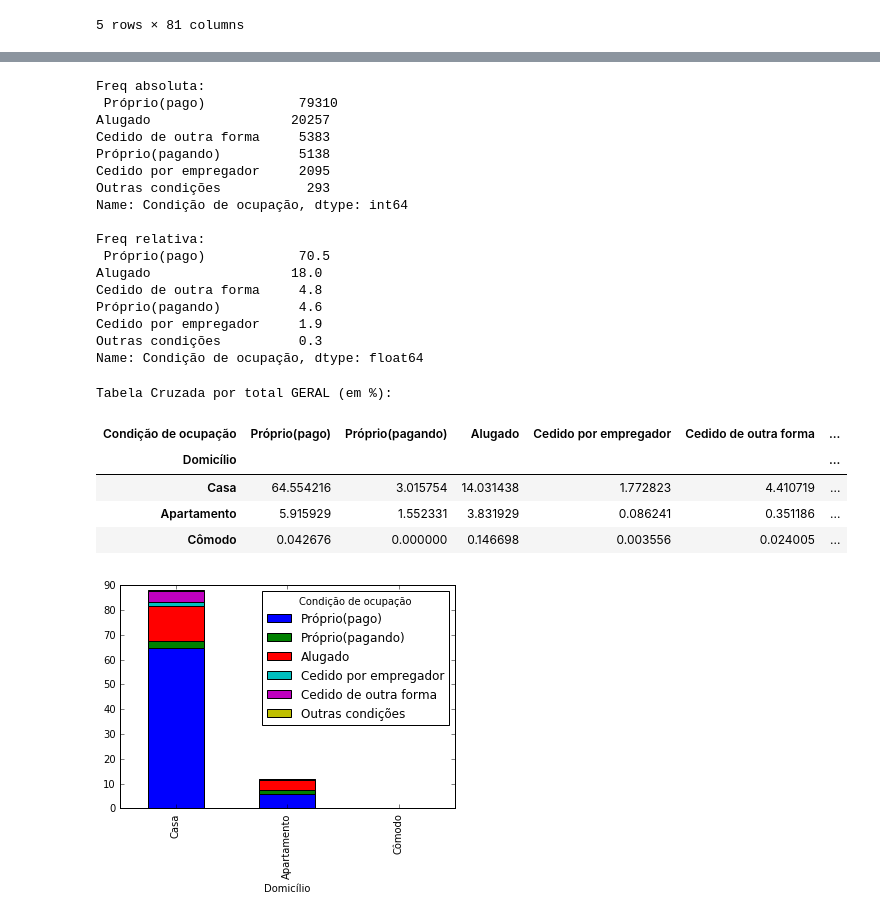
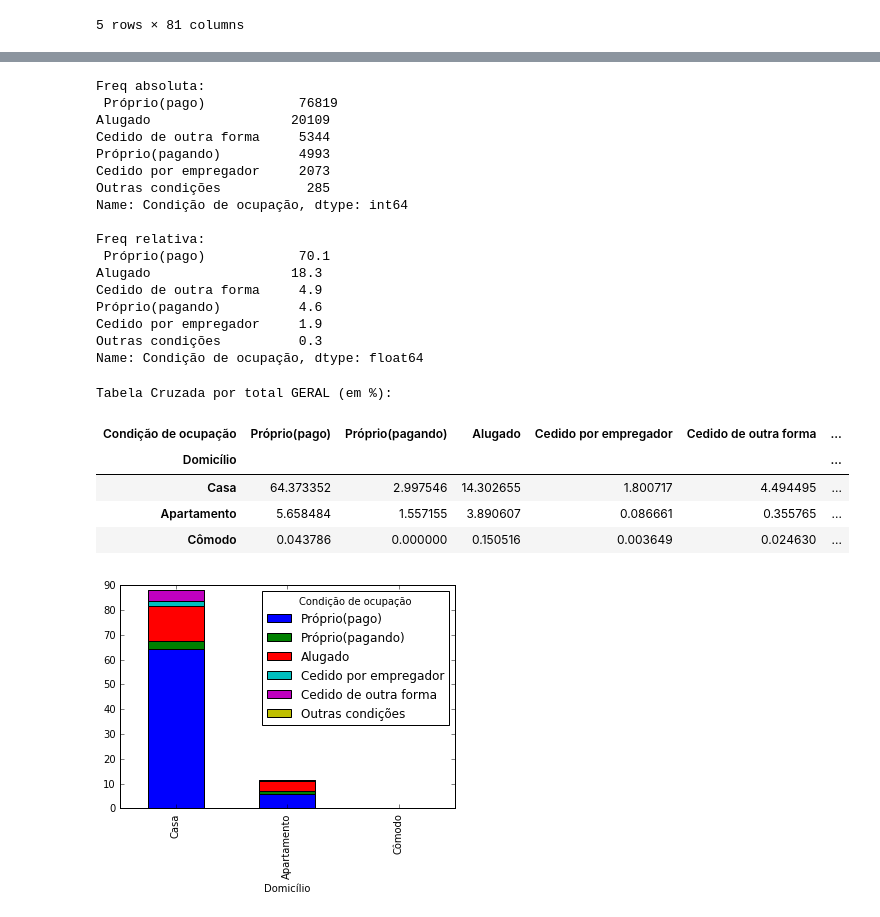
Before and after one commit to brunodratcu/CD1S17, a Jupyter notebook: Projeto1/Projeto1 Layout.ipynb, the cells around one changed output, grey strips where cells are left out. Drawn from its saved outputs; the diff is of its cells as text; code cells hidden in the pictures.

```diff
--- a/Projeto1/Projeto1 Layout.ipynb
+++ b/Projeto1/Projeto1 Layout.ipynb
@@ -129,13 +129,11 @@ dados["Rendimento mensal"] = dados["Rendimento mensal"][dados2015.V4621<=1000000
 
 #Filtrando regiões
 dados["Regiões"] = 'Regiões'
-dados.loc[(dados['Regiões']>=11) & (dados['Regiões']<=17), 'Regiões'] = 'Norte'
-dados.loc[(dados['Regiões']>=21) & (dados['Regiões']<=29), 'Regiões'] = 'Nordeste'
-dados.loc[(dados['Regiões']>=31) & (dados['Regiões']<=35), 'Regiões'] = 'Sudeste'
-dados.loc[(dados['Regiões']>=41) & (dados['Regiões']<=43), 'Regiões'] = 'Sul'
-dados.loc[(dados['Regiões']>=50) & (dados['Regiões']<=53), 'Regiões'] = 'Centro_Oeste'
+dados.loc[(dados2015['UF']>=11) & (dados2015['UF']<=17), 'Regiões'] = 'Norte'
+dados.loc[(dados2015['UF']>=21) & (dados2015['UF']<=29), 'Regiões'] = 'Nordeste'
+dados.loc[(dados2015['UF']>=31) & (dados2015['UF']<=35), 'Regiões'] = 'Sudeste'
+dados.loc[(dados2015['UF']>=41) & (dados2015['UF']<=43), 'Regiões'] = 'Sul'
+dados.loc[(dados2015['UF']>=50) & (dados2015['UF']<=53), 'Regiões'] = 'Centro_Oeste'
 
-dados['Quantidade de Cômodos'] = 'comodos'
-dados.loc[(dados["Quantidade de Cômodos"]<=10), 'comodos'] = "quant_comodos"
+dados['Quantidade de Cômodos'] = 'Cômodos'
+dados.loc[(dados2015["V0205"]<=10), 'Cômodos'] = "quant_comodos"
-# %%
-dados[dados['Quantidade de Cômodos']<=10] = 'x'
@@ -197,36 +183,36 @@ ocupacao_relativo = (dados["Condição de ocupação"].value_counts(True)*100).r
 print("Freq relativa:\n", ocupacao_relativo)
 # %% [output]
 Freq absoluta:
- Próprio(pago)            79310
-Alugado                  20257
-Cedido de outra forma     5383
-Próprio(pagando)          5138
-Cedido por empregador     2095
-Outras condições           293
+ Próprio(pago)            76819
+Alugado                  20109
+Cedido de outra forma     5344
+Próprio(pagando)          4993
+Cedido por empregador     2073
+Outras condições           285
 Name: Condição de ocupação, dtype: int64
 
 Freq relativa:
- Próprio(pago)            70.5
-Alugado                  18.0
-Cedido de outra forma     4.8
+ Próprio(pago)            70.1
+Alugado                  18.3
+Cedido de outra forma     4.9
 Próprio(pagando)          4.6
 Cedido por empregador     1.9
 Outras condições          0.3
 Name: Condição de ocupação, dtype: float64
 # %%
-n=c1.iloc[2,1]
+#n=c1.iloc[2,1]
 
 c2=pd.crosstab(dados["Domicílio"],dados["Condição de ocupação"],normalize=(True))
 print('Tabela Cruzada por total GERAL (em %):')
 c22=c2*100
 c22
 # %% [output]
 Tabela Cruzada por total GERAL (em %):
 | Condição de ocupação | Próprio(pago) | Próprio(pagando) | Alugado | Cedido por empregador | Cedido de outra forma | ... |
 | Domicílio |  |  |  |  |  | ... |
-| Casa | 64.554216 | 3.015754 | 14.031438 | 1.772823 | 4.410719 | ... |
-| Apartamento | 5.915929 | 1.552331 | 3.831929 | 0.086241 | 0.351186 | ... |
-| Cômodo | 0.042676 | 0.000000 | 0.146698 | 0.003556 | 0.024005 | ... |
+| Casa | 64.373352 | 2.997546 | 14.302655 | 1.800717 | 4.494495 | ... |
+| Apartamento | 5.658484 | 1.557155 | 3.890607 | 0.086661 | 0.355765 | ... |
+| Cômodo | 0.043786 | 0.000000 | 0.150516 | 0.003649 | 0.024630 | ... |
 # %%
 plot = c22.plot(kind="bar", stacked=True)
 # %% [output]
```
Also changed, not shown: parts of 11 cells of this notebook.
